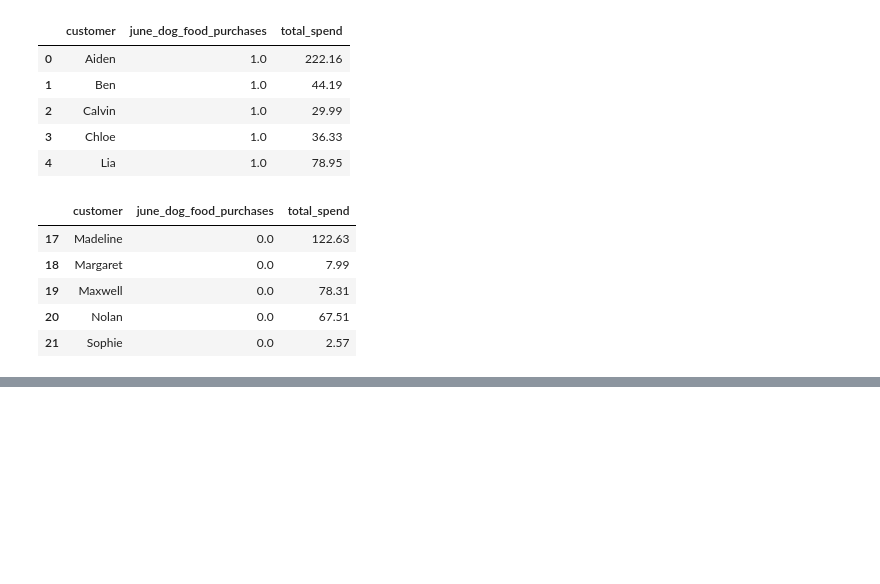
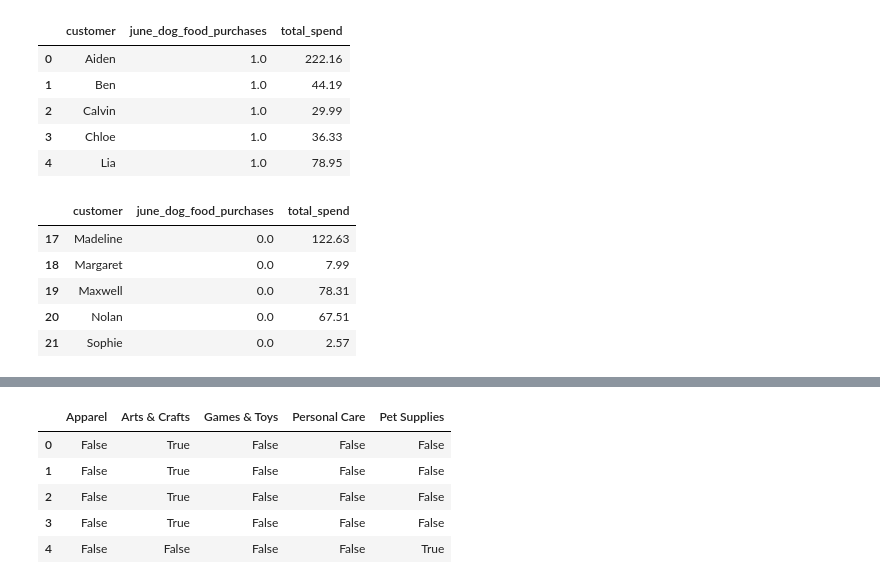
Before and after one commit to souparnabose99/data-science-360, a Jupyter notebook: exploratory-data-analysis/General/Code/prep-for-modelling/prep-for-modelling.ipynb, the cells around one changed output, grey strips where cells are left out. Saved outputs shown, nothing was run; the diff lists cells and outputs as text; code cells hidden in the pictures; blank space fills up the shorter version.

```diff
--- a/exploratory-data-analysis/General/Code/prep-for-modelling/prep-for-modelling.ipynb
+++ b/exploratory-data-analysis/General/Code/prep-for-modelling/prep-for-modelling.ipynb
@@ -167,0 +179,10 @@ model_df.tail()
+# %%
+category_dummies = pd.get_dummies(df_apr_may.category)
+category_dummies.head()
+# %% [output]
+|  | Apparel | Arts & Crafts | Games & Toys | Personal Care | Pet Supplies |
+| 0 | False | True | False | False | False |
+| 1 | False | True | False | False | False |
+| 2 | False | True | False | False | False |
+| 3 | False | True | False | False | False |
+| 4 | False | False | False | False | True |
```
Also changed, not shown: parts of 3 cells of this notebook.
